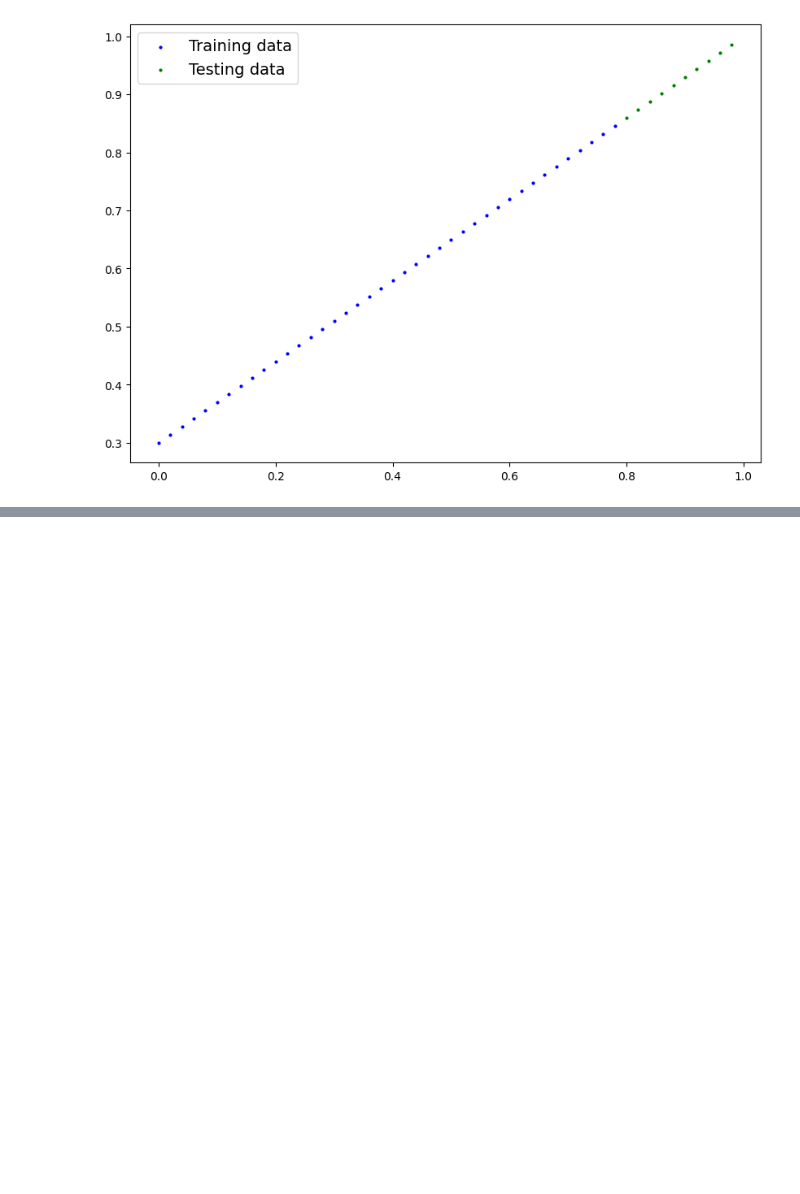
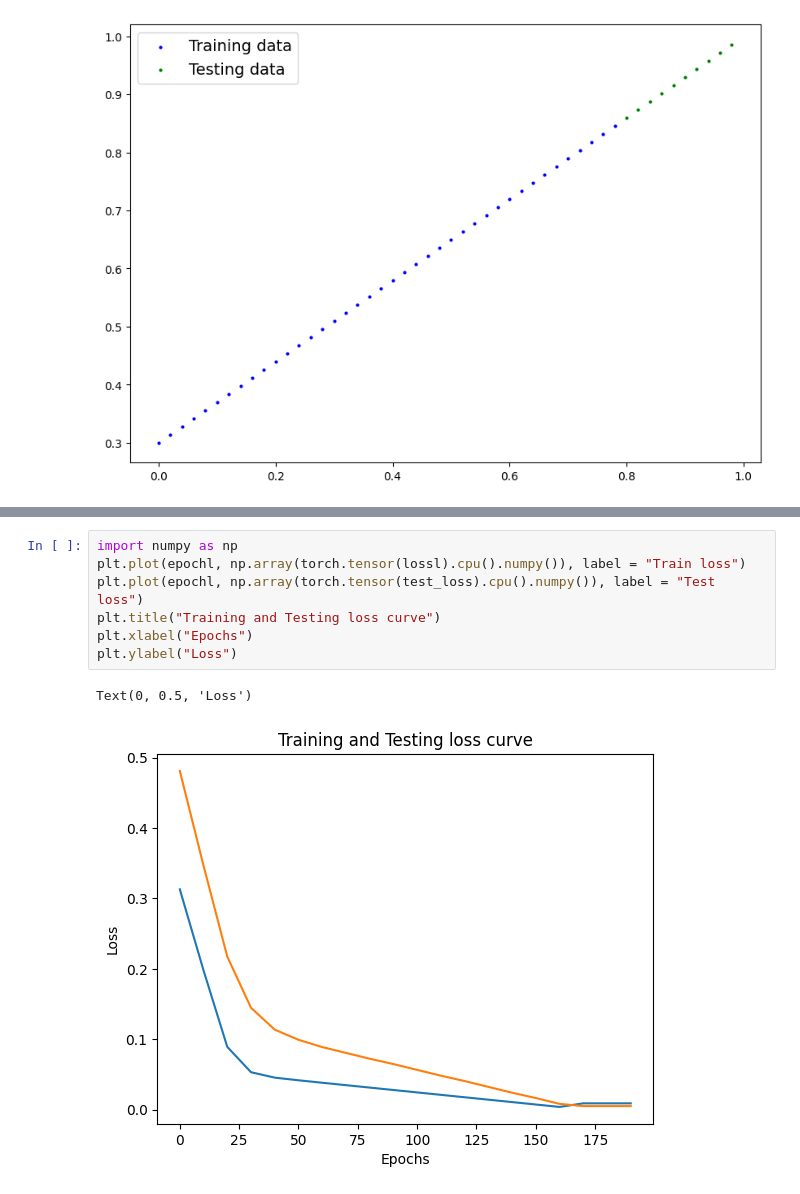
Before and after one commit to Sainithinkadarla/Learn_AI, a Jupyter notebook: Pytorch_tutorial_freecodecamp.ipynb, the cells around one changed output, grey strips where cells are left out. Cells and saved outputs as stored; diff of their text form; blank space fills up the shorter version.

Commit message:
Written testing loop

```diff
--- a/Pytorch_tutorial_freecodecamp.ipynb
+++ b/Pytorch_tutorial_freecodecamp.ipynb
@@ -881,0 +1161,10 @@ sf
+# %%
+import numpy as np
+plt.plot(epochl, np.array(torch.tensor(lossl).cpu().numpy()), label = "Train loss")
+plt.plot(epochl, np.array(torch.tensor(test_loss).cpu().numpy()), label = "Test loss")
+plt.title("Training and Testing loss curve")
+plt.xlabel("Epochs")
+plt.ylabel("Loss")
+# %% [output]
+Text(0, 0.5, 'Loss')
+[figure, added]
```
Also changed, not shown: parts of 31 cells of this notebook.
